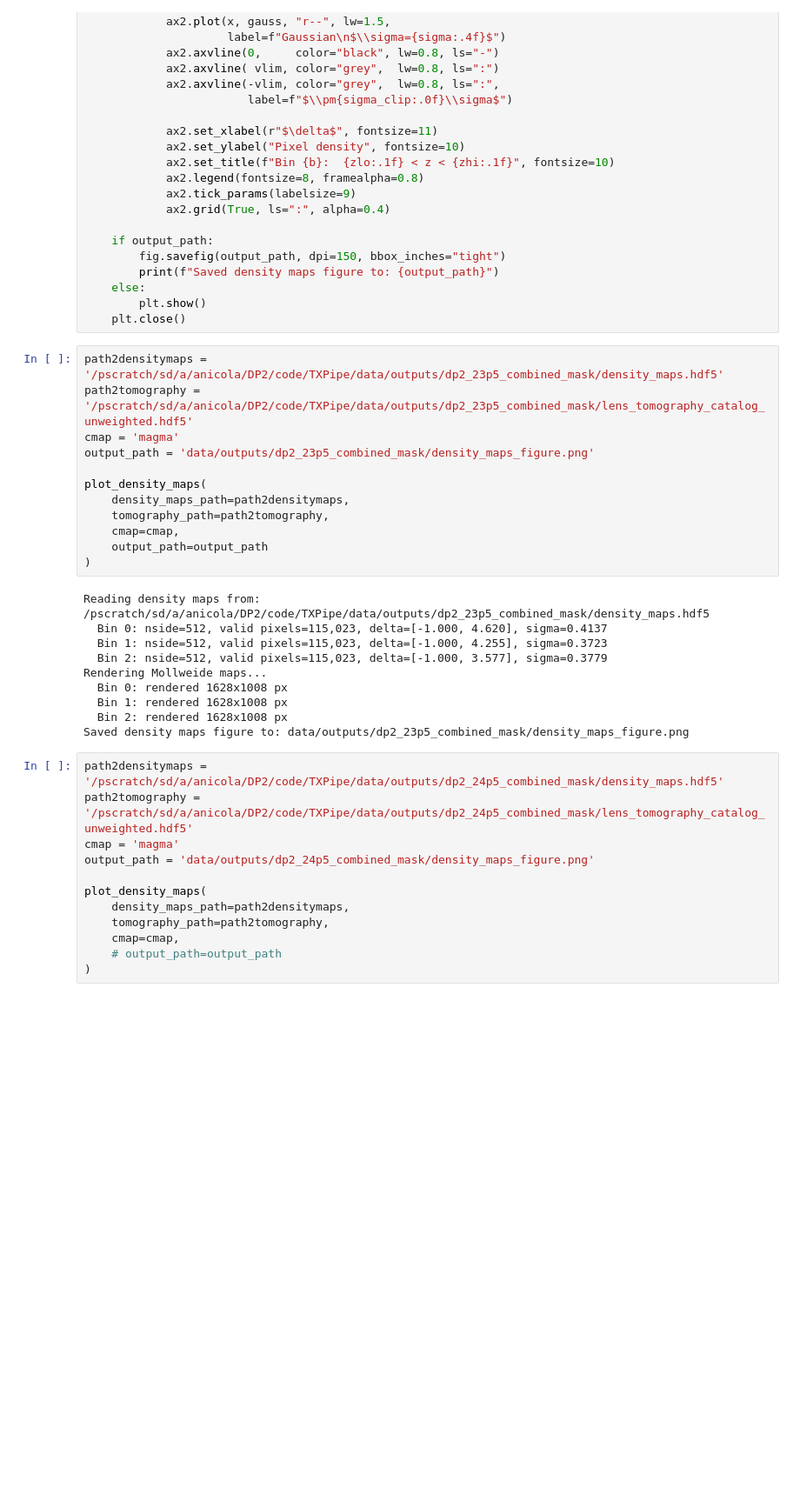
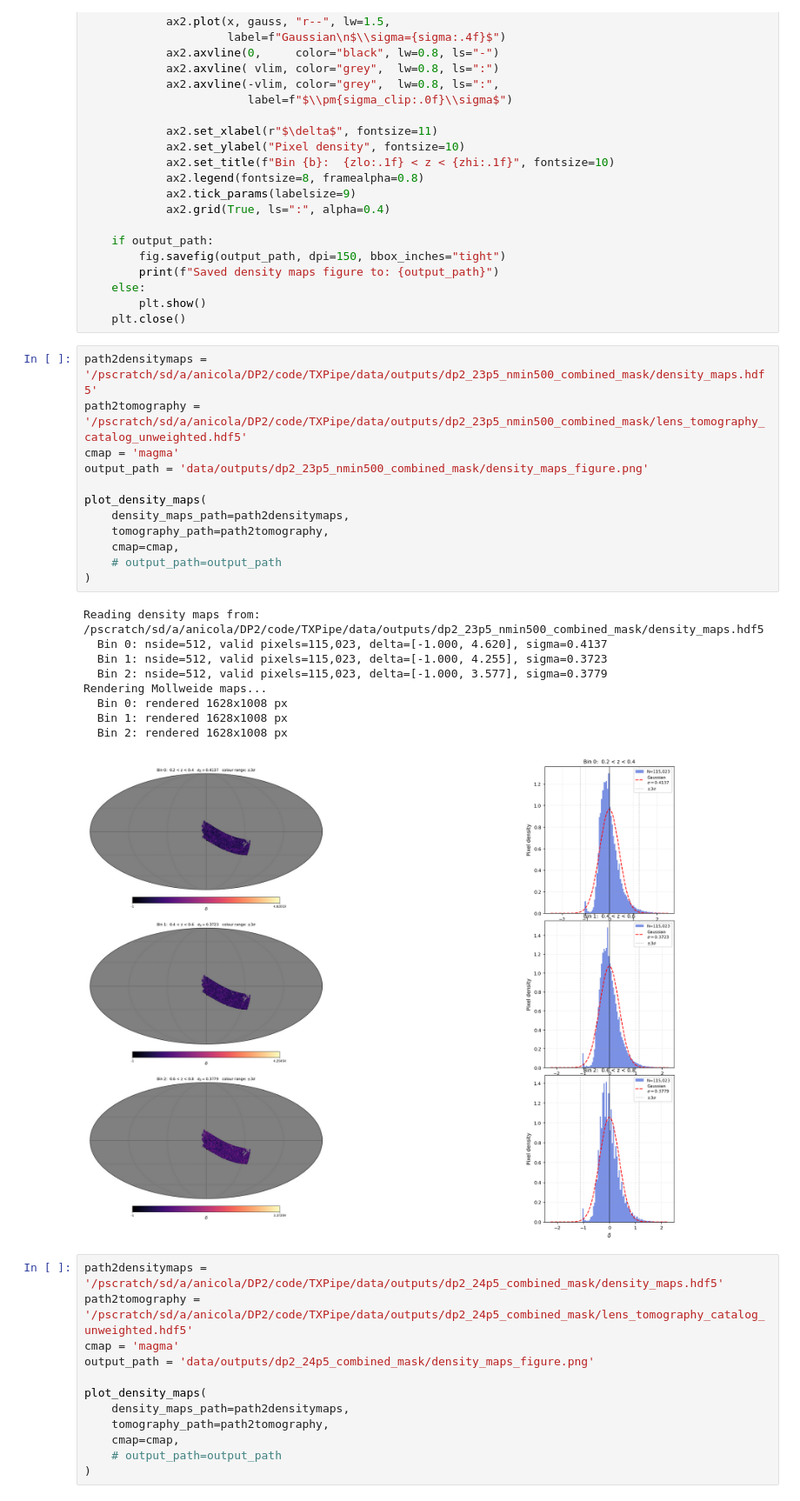
Before and after one commit to LSSTDESC/TXPipe, a Jupyter notebook: txpipe_util.ipynb, the cells around one changed output. Shown at 87% size. Cells and saved outputs as stored; diff of their text form; blank space fills up the shorter version.

```diff
--- a/txpipe_util.ipynb
+++ b/txpipe_util.ipynb
@@ -1180,27 +1180,27 @@ def plot_density_maps(
         plt.show()
     plt.close()
 # %%
-path2densitymaps = '/pscratch/sd/a/anicola/DP2/code/TXPipe/data/outputs/dp2_23p5_combined_mask/density_maps.hdf5'
-path2tomography = '/pscratch/sd/a/anicola/DP2/code/TXPipe/data/outputs/dp2_23p5_combined_mask/lens_tomography_catalog_unweighted.hdf5'
+path2densitymaps = '/pscratch/sd/a/anicola/DP2/code/TXPipe/data/outputs/dp2_23p5_nmin500_combined_mask/density_maps.hdf5'
+path2tomography = '/pscratch/sd/a/anicola/DP2/code/TXPipe/data/outputs/dp2_23p5_nmin500_combined_mask/lens_tomography_catalog_unweighted.hdf5'
 cmap = 'magma'
-output_path = 'data/outputs/dp2_23p5_combined_mask/density_maps_figure.png'
+output_path = 'data/outputs/dp2_23p5_nmin500_combined_mask/density_maps_figure.png'
 
 plot_density_maps(
     density_maps_path=path2densitymaps,
     tomography_path=path2tomography,
     cmap=cmap,
-    output_path=output_path
+    # output_path=output_path
 )
 # %% [output]
-Reading density maps from: /pscratch/sd/a/anicola/DP2/code/TXPipe/data/outputs/dp2_23p5_combined_mask/density_maps.hdf5
+Reading density maps from: /pscratch/sd/a/anicola/DP2/code/TXPipe/data/outputs/dp2_23p5_nmin500_combined_mask/density_maps.hdf5
   Bin 0: nside=512, valid pixels=115,023, delta=[-1.000, 4.620], sigma=0.4137
   Bin 1: nside=512, valid pixels=115,023, delta=[-1.000, 4.255], sigma=0.3723
   Bin 2: nside=512, valid pixels=115,023, delta=[-1.000, 3.577], sigma=0.3779
 Rendering Mollweide maps...
   Bin 0: rendered 1628x1008 px
   Bin 1: rendered 1628x1008 px
   Bin 2: rendered 1628x1008 px
-Saved density maps figure to: data/outputs/dp2_23p5_combined_mask/density_maps_figure.png
+[figure, added]
 # %%
 path2densitymaps = '/pscratch/sd/a/anicola/DP2/code/TXPipe/data/outputs/dp2_24p5_combined_mask/density_maps.hdf5'
 path2tomography = '/pscratch/sd/a/anicola/DP2/code/TXPipe/data/outputs/dp2_24p5_combined_mask/lens_tomography_catalog_unweighted.hdf5'
```
Also changed, not shown: parts of 6 cells of this notebook, 3 other files.
